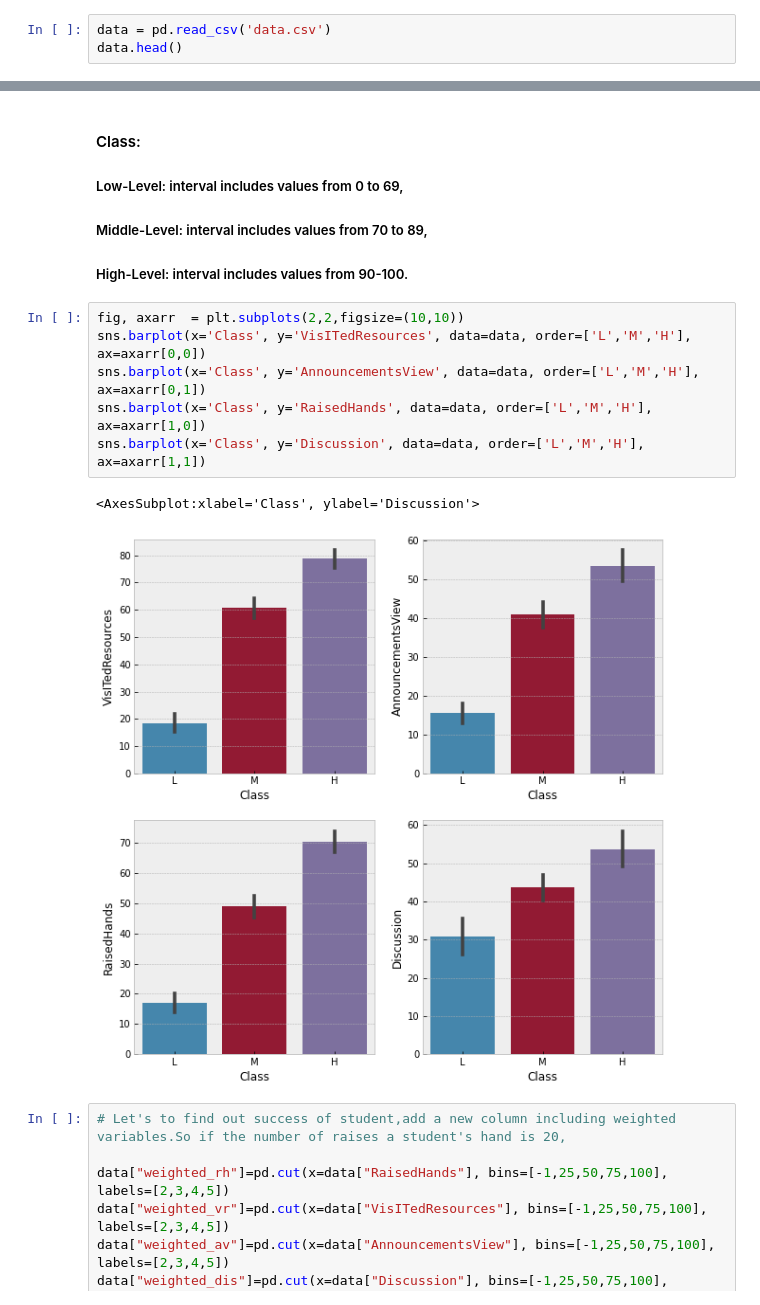
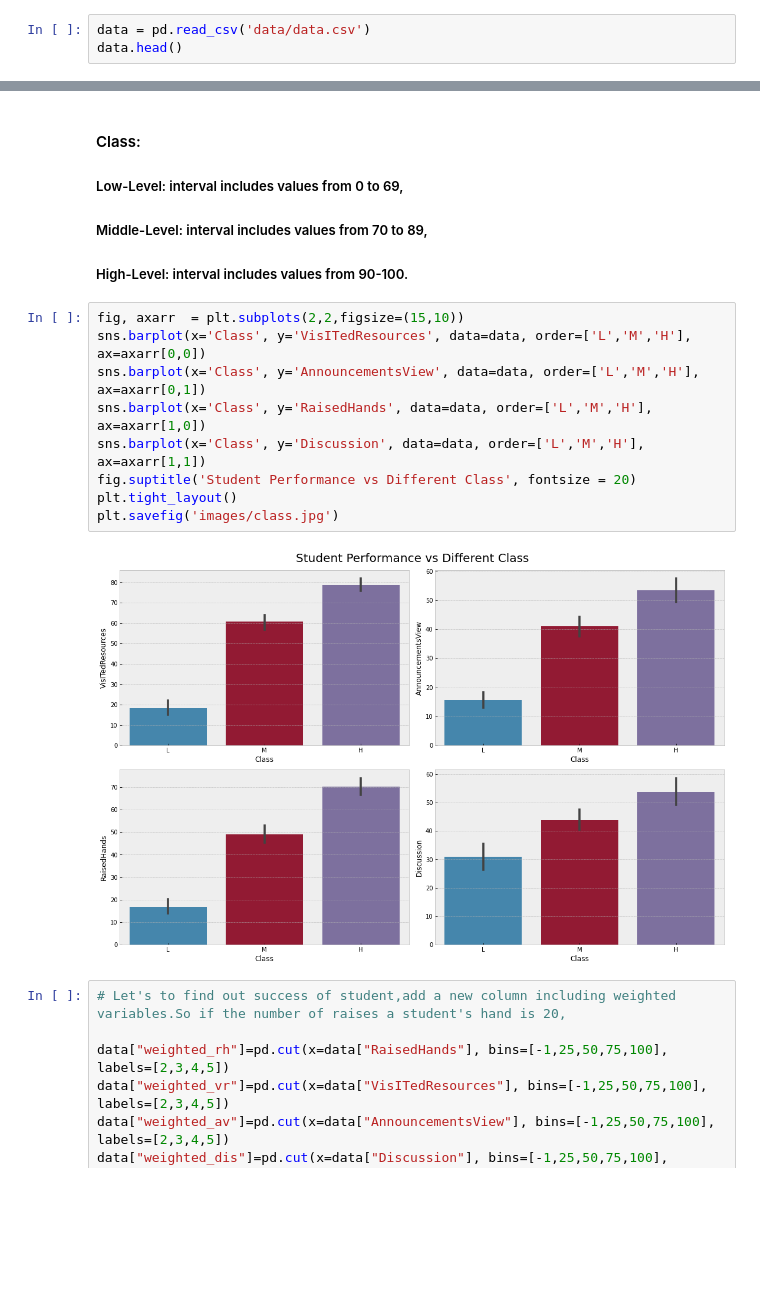
Before and after one commit to dyan27/da-capstone, a Jupyter notebook: explore.ipynb, the cells around one changed output, grey strips where cells are left out. Saved outputs shown, nothing was run; the diff lists cells and outputs as text; blank space fills up the shorter version.

```diff
--- a/explore.ipynb
+++ b/explore.ipynb
@@ -30,7 +30,7 @@ warnings.filterwarnings('ignore')
 # %% [markdown]
 ### Explore dataframe
 # %%
-data = pd.read_csv('data.csv')
+data = pd.read_csv('data/data.csv')
 data.head()
 # %% [output]
 |  | gender | NationalITy | PlaceofBirth | StageID | GradeID | SectionID | Topic | Semester | Relation | ... |
@@ -105,14 +105,16 @@ pp.fig.subplots_adjust(top=0.9);
 ##### Middle-Level: interval includes values from 70 to 89,
 ##### High-Level: interval includes values from 90-100.
 # %%
-fig, axarr  = plt.subplots(2,2,figsize=(10,10))
+fig, axarr  = plt.subplots(2,2,figsize=(15,10))
 sns.barplot(x='Class', y='VisITedResources', data=data, order=['L','M','H'], ax=axarr[0,0])
 sns.barplot(x='Class', y='AnnouncementsView', data=data, order=['L','M','H'], ax=axarr[0,1])
 sns.barplot(x='Class', y='RaisedHands', data=data, order=['L','M','H'], ax=axarr[1,0])
 sns.barplot(x='Class', y='Discussion', data=data, order=['L','M','H'], ax=axarr[1,1])
+fig.suptitle('Student Performance vs Different Class', fontsize = 20)
+plt.tight_layout()
+plt.savefig('images/class.jpg')
 # %% [output]
-<AxesSubplot:xlabel='Class', ylabel='Discussion'>
-[figure, old version]
+[figure, new version]
 # %%
 # Let's to find out success of student,add a new column including weighted variables.So if the number of raises a student's hand is 20,
 
```
Also changed, not shown: parts of 6 cells of this notebook, 15 other files.
